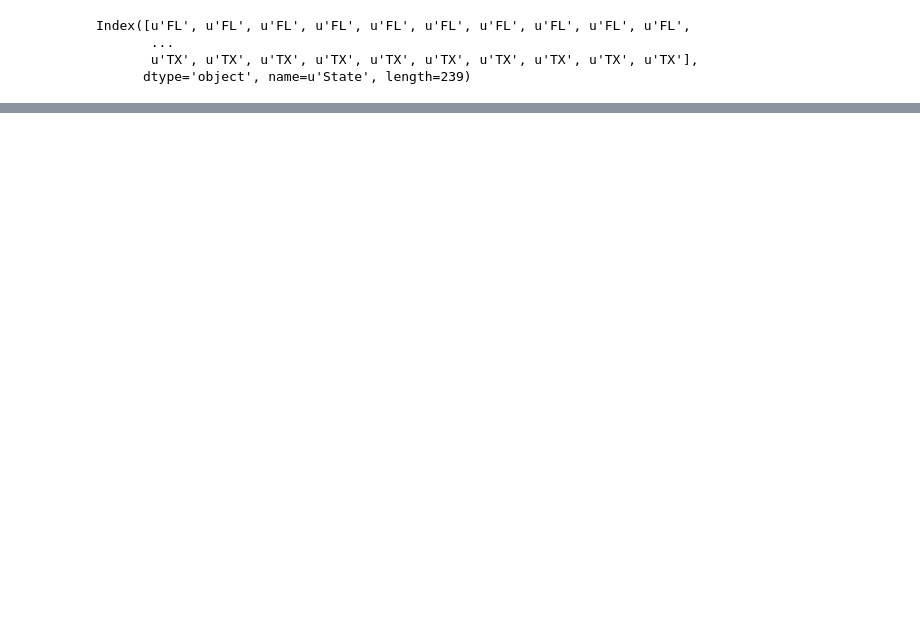
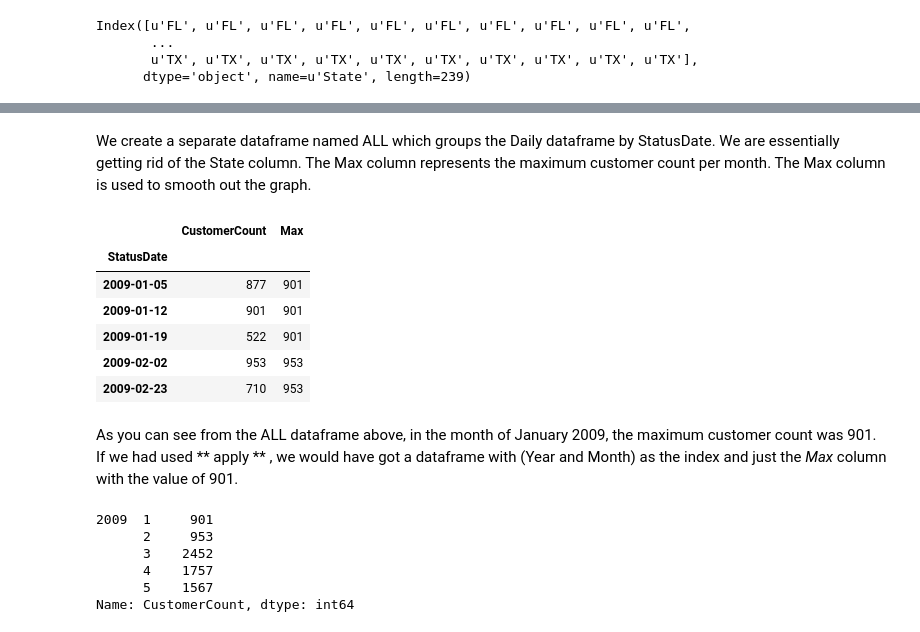
Before and after one commit to jaivrat/python_codes, a Jupyter notebook: ml-python/pandas-lessons/Lesson-03.ipynb, the cells around one changed output, grey strips where cells are left out. Saved outputs shown, nothing was run; the diff lists cells and outputs as text; code cells hidden in the pictures; blank space fills up the shorter version.

```diff
--- a/ml-python/pandas-lessons/Lesson-03.ipynb
+++ b/ml-python/pandas-lessons/Lesson-03.ipynb
@@ -390,0 +362,34 @@ Name: CustomerCount, Length: 239, dtype: float64
+# %% [markdown]
+We create a separate dataframe named ALL which groups the Daily dataframe by StatusDate. We are essentially getting rid of the State column. The Max column represents the maximum customer count per month. The Max column is used to smooth out the graph.
+# %%
+# Combine all markets
+
+# Get the max customer count by Date
+ALL = pd.DataFrame(Daily['CustomerCount'].groupby(Daily.index.get_level_values(1)).sum())
+ALL.columns = ['CustomerCount'] # rename column
+
+# Group by Year and Month
+YearMonth = ALL.groupby([lambda x: x.year, lambda x: x.month])
+
+# What is the max customer count per Year and Month
+ALL['Max'] = YearMonth['CustomerCount'].transform(lambda x: x.max())
+ALL.head()
+# %% [output]
+|  | CustomerCount | Max |
+| StatusDate |  |  |
+| 2009-01-05 | 877 | 901 |
+| 2009-01-12 | 901 | 901 |
+| 2009-01-19 | 522 | 901 |
+| 2009-02-02 | 953 | 953 |
+| 2009-02-23 | 710 | 953 |
+# %% [markdown]
+As you can see from the ALL dataframe above, in the month of January 2009, the maximum customer count was 901. If we had used ** apply ** , we would have got a dataframe with (Year and Month) as the index and just the <i>Max</i> column with the value of 901.
+# %%
+YearMonth['CustomerCount'].apply(lambda x: x.max()).head()
+# %% [output]
+2009  1     901
+      2     953
+      3    2452
+      4    1757
+      5    1567
+Name: CustomerCount, dtype: int64
```
Also changed, not shown: parts of 18 cells of this notebook.
